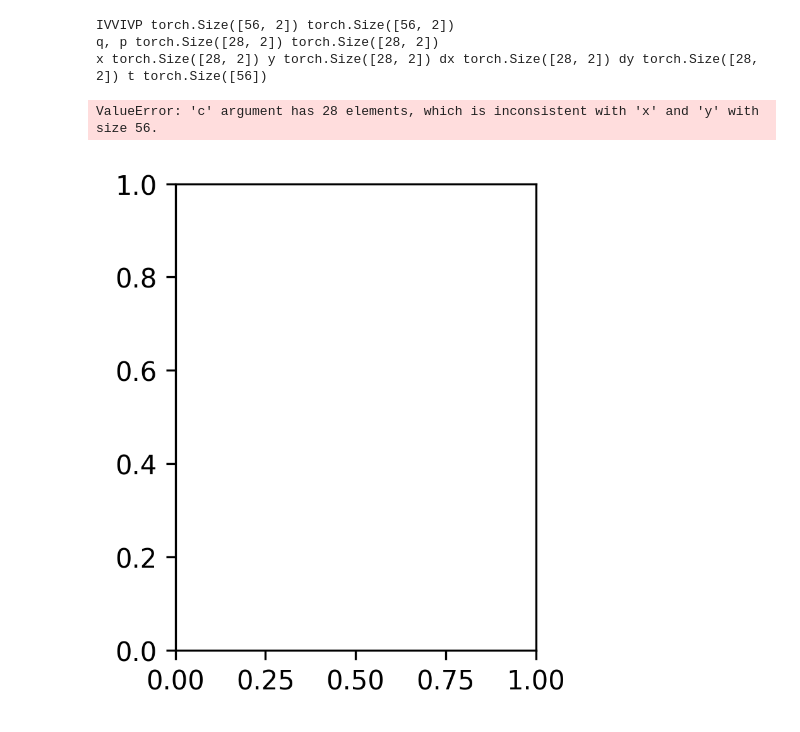
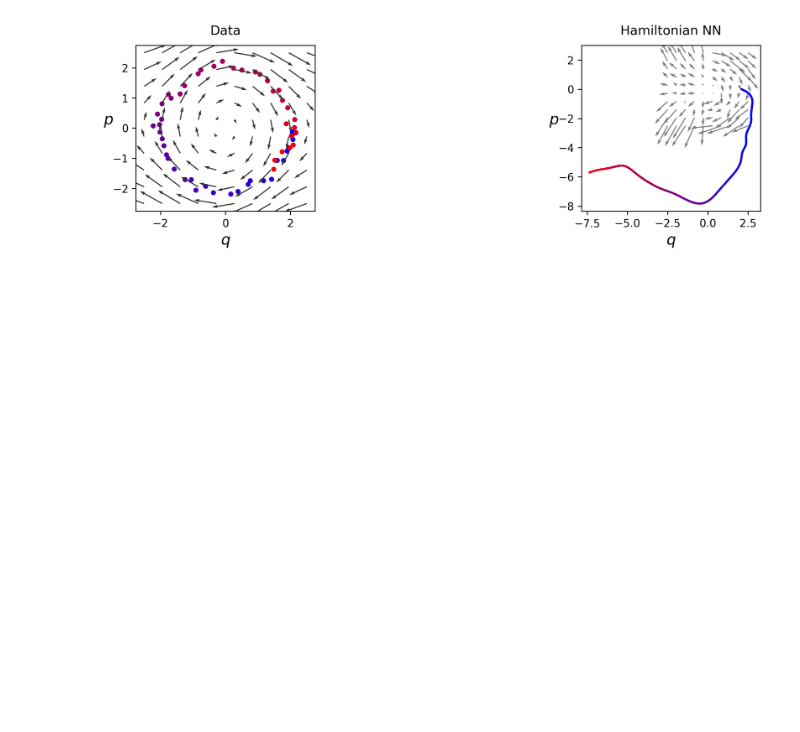
Before and after one commit to kristinlindquist/pinns, a Jupyter notebook: src/hnn/run.ipynb, the cells around one changed output. Cells and saved outputs as stored; diff of their text form; code cells hidden in the pictures; blank space fills up the shorter version.

```diff
--- a/src/hnn/run.ipynb
+++ b/src/hnn/run.ipynb
@@ -15,7 +15,7 @@ def get_args():
     parser.add_argument('--input_dim', default=2, type=int, help='dimensionality of input tensor')
     parser.add_argument('--hidden_dim', default=200, type=int, help='hidden dimension of mlp')
     parser.add_argument('--learn_rate', default=1e-3, type=float, help='learning rate')
-    parser.add_argument('--total_steps', default=2000, type=int, help='number of gradient steps')
+    parser.add_argument('--total_steps', default=1000, type=int, help='number of gradient steps')
     parser.add_argument('--name', default='pend', type=str, help='only one option right now')
     parser.add_argument('--field_type', default='solenoidal', type=str, help='type of vector field to learn')
     parser.set_defaults(feature=True)
@@ -58,7 +54,7 @@ LINE_WIDTH = 2
 # integrate along those fields starting from point (1,0)
 ivp = integrate_model(
         model,
-        torch.tensor(t_span, dtype=torch.float32),
+        t_span,
         y0=torch.tensor([2.1, 0.0]),
         rtol=1e-12
 )
@@ -88,11 +66,9 @@ fig = plt.figure(figsize=(11.3, 3.2), facecolor='white', dpi=300)
 
 # plot data
 fig.add_subplot(1, 4, 2, frameon=True)
-x, y, dx, dy, t = get_trajectory(t_span=torch.tensor([0, 4]), radius=2.1, y0=torch.tensor([2.1, 0]))
-print("x", x.shape, "y", y.shape, "dx", dx.shape, "dy", dy.shape, "t", t.shape)
+x, y, dx, dy, t = get_trajectory(t_span=[0, 4], radius=2.1, y0=torch.tensor([2.1, 0]))
 N = len(x)
 point_colors = [(i/N, 0, 1-i/N) for i in range(N)]
-print("point_colors", len(point_colors), N)
 plt.scatter(x, y, s=14, label='data', c=point_colors)
 plt.quiver(
         field['x'][:,0],
@@ -101,37 +77,33 @@ plt.quiver(
         field['dx'][:,1],
         cmap='gray_r',
         scale=ARROW_SCALE,
         width=ARROW_WIDTH,
         color=(.2,.2,.2)
 )
 plt.xlabel("$q$", fontsize=14)
 plt.ylabel("$p$", rotation=0, fontsize=14)
 plt.title("Data", pad=10)
 
 # plot HNN
 fig.add_subplot(1, 4, 4, frameon=True)
 plt.quiver(
         field['x'][:,0],
         field['x'][:,1],
         vector_field[:,0],
         vector_field[:,1],
         cmap='gray_r',
         scale=ARROW_SCALE,
         width=ARROW_WIDTH,
         color=(.5,.5,.5)
 )
 
-for i, l in enumerate(torch.tensor_split(ivp.T, LINE_SEGMENTS)):
+for i, l in enumerate(torch.tensor_split(ivp, LINE_SEGMENTS)):
         color = (float(i)/LINE_SEGMENTS, 0, 1-float(i)/LINE_SEGMENTS)
-        plt.plot(l[:,0], l[:,1], color=color, linewidth=LINE_WIDTH)
+        plt.plot(l[:, 0], l[:, 1], color=color, linewidth=LINE_WIDTH)
 
 plt.xlabel("$q$", fontsize=14)
 plt.ylabel("$p$", rotation=0, fontsize=14)
 plt.title("Hamiltonian NN", pad=10)
 plt.tight_layout() ; plt.show()
 # %% [output]
-IVVIVP torch.Size([56, 2]) torch.Size([56, 2])
-q, p torch.Size([28, 2]) torch.Size([28, 2])
-x torch.Size([28, 2]) y torch.Size([28, 2]) dx torch.Size([28, 2]) dy torch.Size([28, 2]) t torch.Size([56])
-ValueError: 'c' argument has 28 elements, which is inconsistent with 'x' and 'y' with size 56.
-[figure, old version]
+[figure, new version]
```
Also changed, not shown: parts of 2 cells of this notebook, 1 other file.
